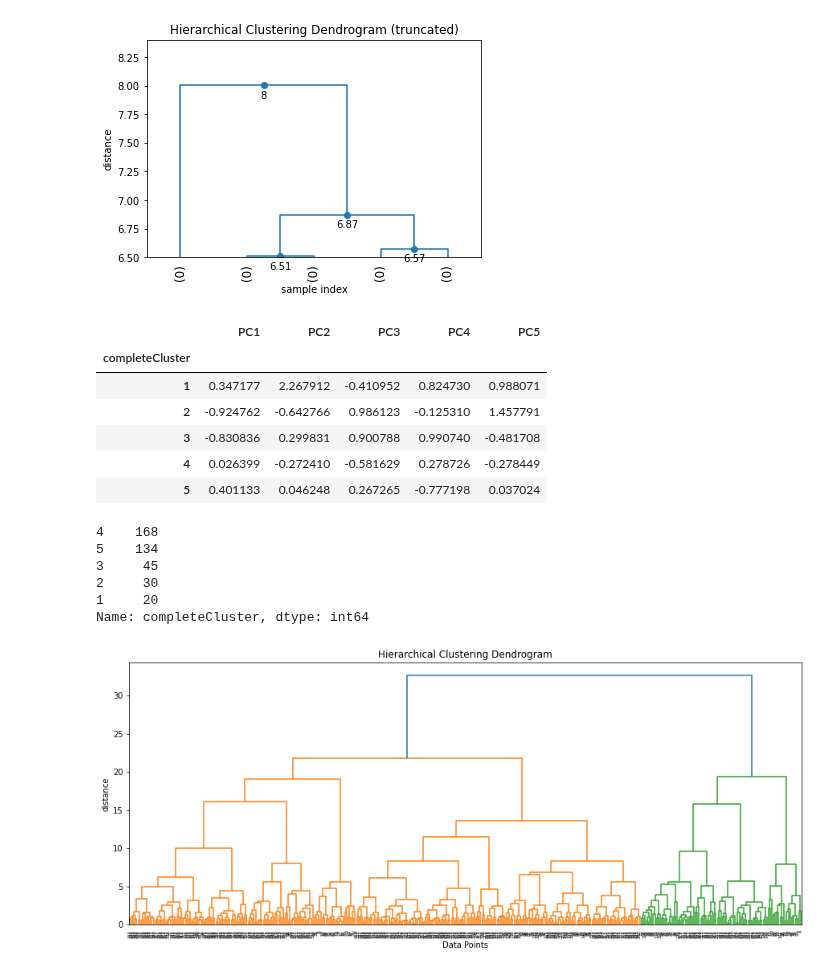
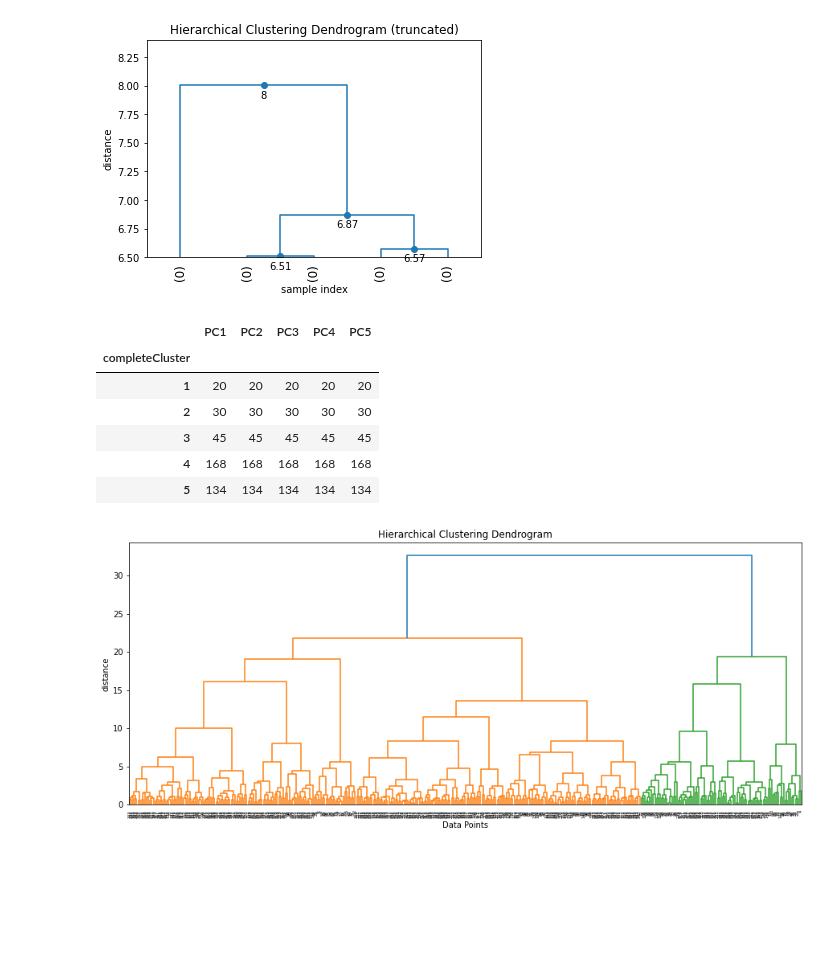
Before and after one commit to CSA100/nba-dsai, a Jupyter notebook: hierarchicalClustering.ipynb, the cells around one changed output. Saved outputs shown, nothing was run; the diff lists cells and outputs as text; code cells hidden in the pictures; blank space fills up the shorter version.

```diff
--- a/hierarchicalClustering.ipynb
+++ b/hierarchicalClustering.ipynb
@@ -120,24 +120,15 @@ truncatedDendrogram(completeLinkage,5,6.5)
 [figure]
 # %%
 pcaDataScaled['completeCluster'] = create_cluster(completeLinkage,6.5)
-pcaDataScaled.groupby('completeCluster').mean()
+pcaDataScaled.groupby('completeCluster').count()
 # %% [output]
 |  | PC1 | PC2 | PC3 | PC4 | PC5 |
 | completeCluster |  |  |  |  |  |
-| 1 | 0.347177 | 2.267912 | -0.410952 | 0.824730 | 0.988071 |
-| 2 | -0.924762 | -0.642766 | 0.986123 | -0.125310 | 1.457791 |
-| 3 | -0.830836 | 0.299831 | 0.900788 | 0.990740 | -0.481708 |
-| 4 | 0.026399 | -0.272410 | -0.581629 | 0.278726 | -0.278449 |
-| 5 | 0.401133 | 0.046248 | 0.267265 | -0.777198 | 0.037024 |
+| 1 | 20 | 20 | 20 | 20 | 20 |
+| 2 | 30 | 30 | 30 | 30 | 30 |
+| 3 | 45 | 45 | 45 | 45 | 45 |
+| 4 | 168 | 168 | 168 | 168 | 168 |
+| 5 | 134 | 134 | 134 | 134 | 134 |
-# %%
-pcaDataScaled['completeCluster'].value_counts()
-# %% [output]
-4    168
-5    134
-3     45
-2     30
-1     20
-Name: completeCluster, dtype: int64
 # %%
 wardLinkage = AgglomerativeClustering(distance_threshold=0, n_clusters=None,linkage='ward')
 wardLinkage = wardLinkage.fit(pcaDataScaled)
```
Also changed, not shown: parts of 7 cells of this notebook, 2 other files.
